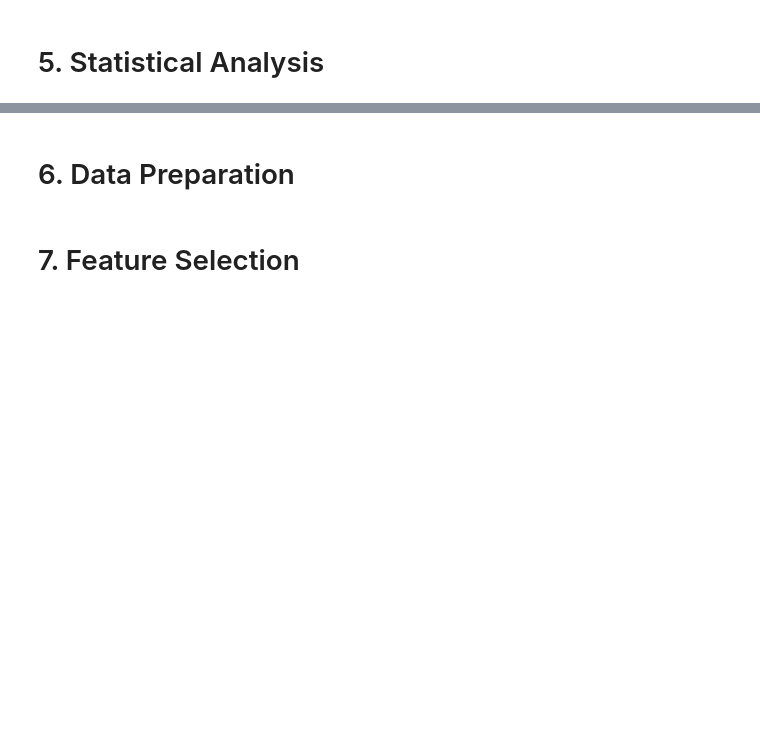
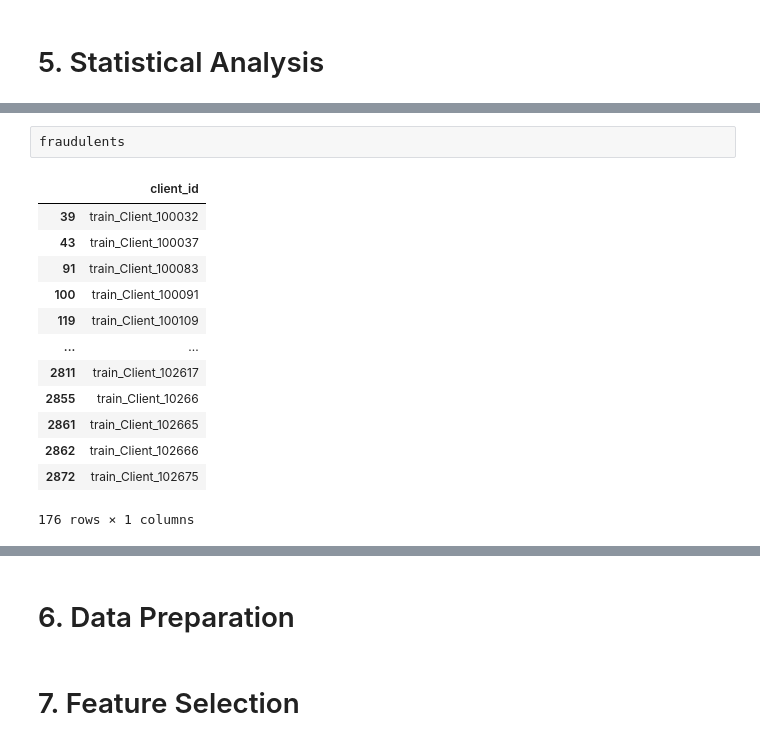
Before and after one commit to mahelvson/GasElectricityFraud, a Jupyter notebook: Ciclo 3 - Statistical Analysis.ipynb, the cells around one changed output, grey strips where cells are left out. Cells and saved outputs as stored; diff of their text form; blank space fills up the shorter version.

```diff
--- a/Ciclo 3 - Statistical Analysis.ipynb
+++ b/Ciclo 3 - Statistical Analysis.ipynb
@@ -550,0 +574,16 @@ Name: Result, dtype: int64
+# %%
+fraudulents
+# %% [output]
+|  | client_id |
+| 39 | train_Client_100032 |
+| 43 | train_Client_100037 |
+| 91 | train_Client_100083 |
+| 100 | train_Client_100091 |
+| 119 | train_Client_100109 |
+| ... | ... |
+| 2811 | train_Client_102617 |
+| 2855 | train_Client_10266 |
+| 2861 | train_Client_102665 |
+| 2862 | train_Client_102666 |
+| 2872 | train_Client_102675 |
+176 rows × 1 columns
```
Also changed, not shown: parts of 81 cells of this notebook.
